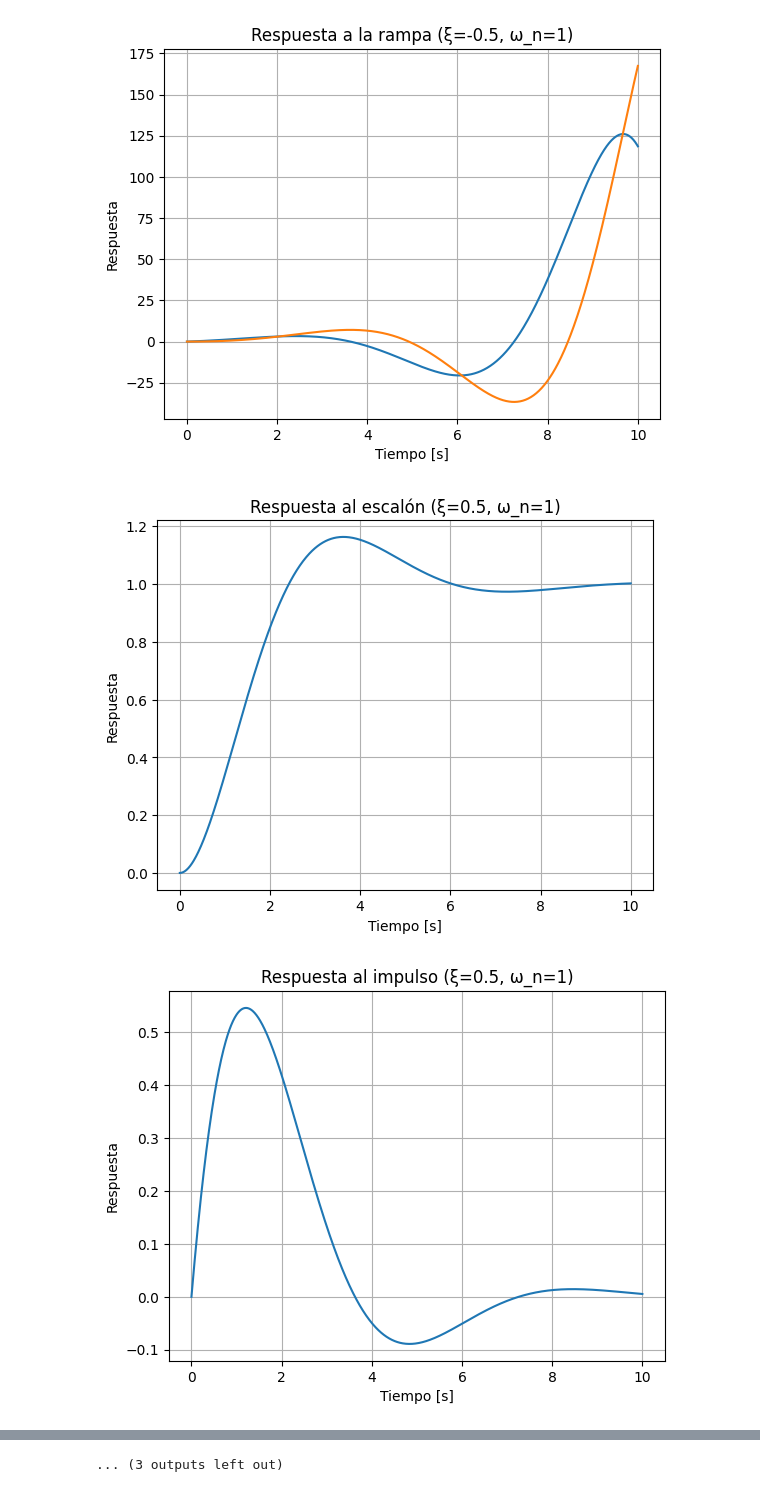
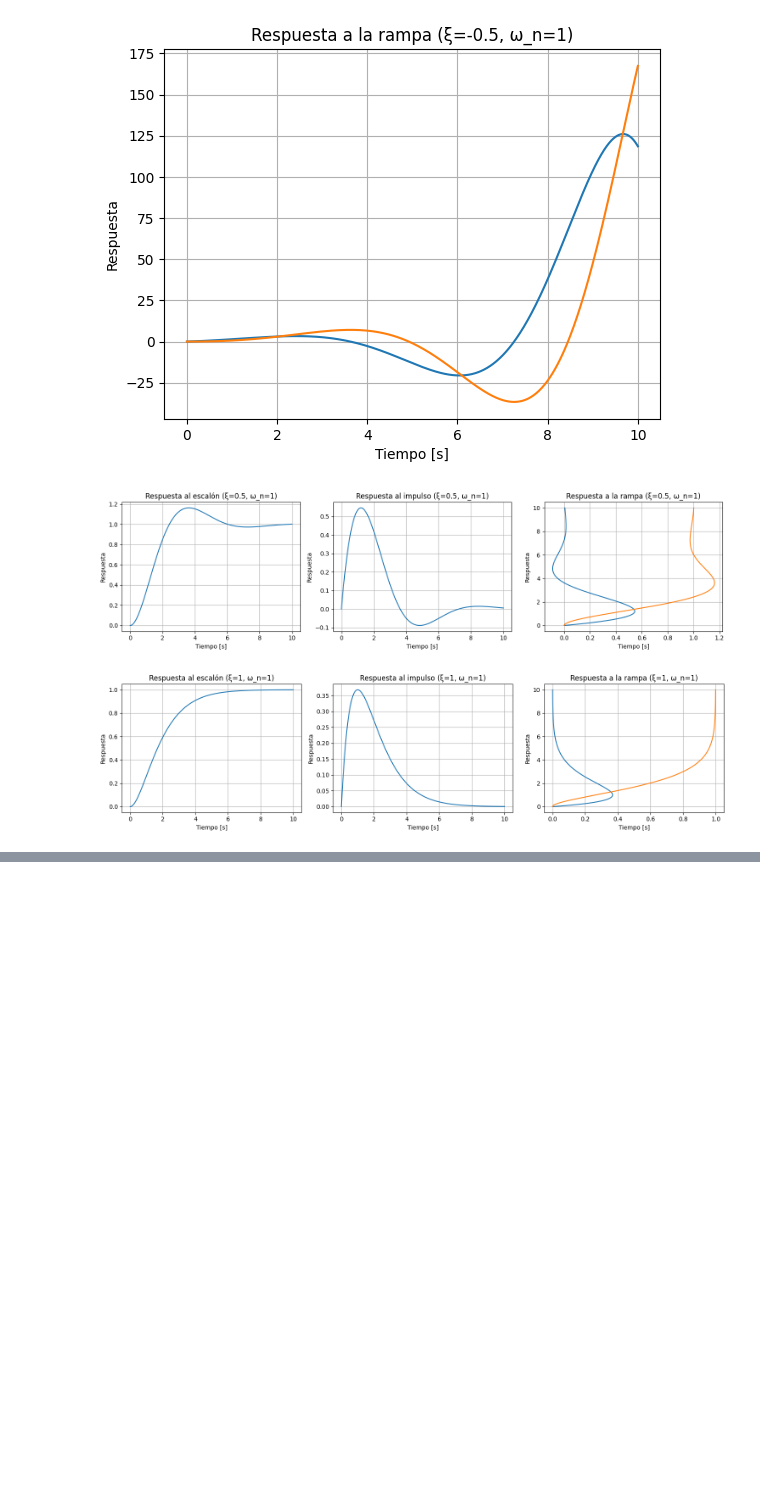
Before and after one commit to Jose-Luis-Ortiz-Alvarez/Simulaciones-Sistemas-Dinamicos-y-Control, a Jupyter notebook: Simulaciones/Simulación_2_RESPUESTA_TRANSITORIA.ipynb, the cells around one changed output, grey strips where cells are left out. Drawn from its saved outputs; the diff is of its cells as text; code cells hidden in the pictures; blank space fills up the shorter version.

```diff
--- a/Simulaciones/Simulación_2_RESPUESTA_TRANSITORIA.ipynb
+++ b/Simulaciones/Simulación_2_RESPUESTA_TRANSITORIA.ipynb
@@ -345,7 +345,7 @@ def simular_respuesta_rampa(ξ, ω_n):
 
     # Graficamos la respuesta del sistema a la rampa
     plt.figure()
-    plt.plot(t_ramp, y_ramp)
+    plt.plot(t_ramp, y_ramp,)
     plt.title(f'Respuesta a la rampa (ξ={ξ}, ω_n={ω_n})')
     plt.xlabel('Tiempo [s]')
     plt.ylabel('Respuesta')
@@ -373,51 +373,61 @@ for caso in casos:
 # %%
 import control.matlab as matlab
 import numpy as np
 import matplotlib.pyplot as plt
 
 # Definimos una función para simular y graficar la respuesta del sistema
-def simular_respuesta(ξ, ω_n, tipo_entrada):
+def simular_respuesta(ξ, ω_n):
     # Creamos la función de transferencia del sistema de segundo orden
     num = [ω_n**2]
     den = [1, 2*ξ*ω_n, ω_n**2]
     sistema = matlab.tf(num, den)
 
     # Definimos el vector de tiempo
     t = np.linspace(0, 10, 1000)
 
-    # Simulamos la respuesta del sistema
-    if tipo_entrada == 'escalon':
-        t, y = matlab.step(sistema, T=t)
-        titulo = 'Respuesta al escalón'
-    elif tipo_entrada == 'impulso':
-        t, y = matlab.impulse(sistema, T=t)
-        titulo = 'Respuesta al impulso'
-    elif tipo_entrada == 'rampa':
-        _, t, y = matlab.lsim(sistema, np.ones_like(t), t)
-        titulo = 'Respuesta a la rampa'
+    # Creamos una sola figura con 3 subplots en una fila
+    fig, axs = plt.subplots(1, 3, figsize=(15, 4))
 
-    # Graficamos la respuesta del sistema
-    plt.figure()
-    plt.plot(y, t)
-    plt.title(titulo + f' (ξ={ξ}, ω_n={ω_n})')
-    plt.xlabel('Tiempo [s]')
-    plt.ylabel('Respuesta')
-    plt.grid(True)
+    # Respuesta al escalón
+    t1, y1 = matlab.step(sistema, T=t)
+    axs[0].plot(y1, t1)
+    axs[0].set_title(f'Respuesta al escalón (ξ={ξ}, ω_n={ω_n})')
+    axs[0].set_xlabel('Tiempo [s]')
+    axs[0].set_ylabel('Respuesta')
+    axs[0].grid(True)
+
+    # Respuesta al impulso
+    t2, y2 = matlab.impulse(sistema, T=t)
+    axs[1].plot(y2, t2)
+    axs[1].set_title(f'Respuesta al impulso (ξ={ξ}, ω_n={ω_n})')
+    axs[1].set_xlabel('Tiempo [s]')
+    axs[1].set_ylabel('Respuesta')
+    axs[1].grid(True)
+
+    # Respuesta a la rampa
+    _, t3, y3 = matlab.lsim(sistema, np.ones_like(t), t)
+    axs[2].plot(y3, t3)
+    axs[2].set_title(f'Respuesta a la rampa (ξ={ξ}, ω_n={ω_n})')
+    axs[2].set_xlabel('Tiempo [s]')
+    axs[2].set_ylabel('Respuesta')
+    axs[2].grid(True)
+
+    plt.tight_layout()
     plt.show()
+
 
 # Valores de ξ y ω_n para cada caso
 casos = [
     {'ξ': 0.5, 'ω_n': 1},
     {'ξ': 1, 'ω_n': 1},
     {'ξ': 2, 'ω_n': 1},
     {'ξ': 0, 'ω_n': 1},
     {'ξ': -0.5, 'ω_n': 1}
 ]
 
-# Simulamos la respuesta para cada caso y tipo de entrada
+# Simulamos la respuesta para cada caso
 for caso in casos:
-    for tipo_entrada in ['escalon', 'impulso', 'rampa']:
-        simular_respuesta(caso['ξ'], caso['ω_n'], tipo_entrada)
+    simular_respuesta(caso['ξ'], caso['ω_n'])
 # %% [output]
-[figure, old version]
+[figure, new version]
-[figure, old version]
+[figure, new version]
@@ -434 +436,0 @@ for caso in casos:
-... (3 outputs left out)
```
Also changed, not shown: parts of 13 cells of this notebook.
